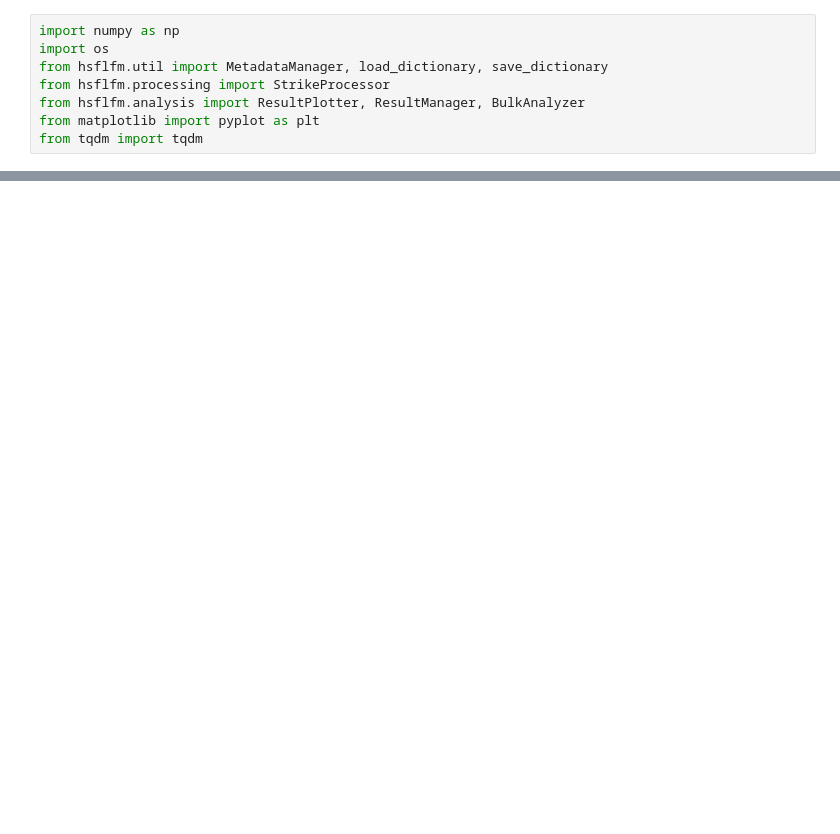
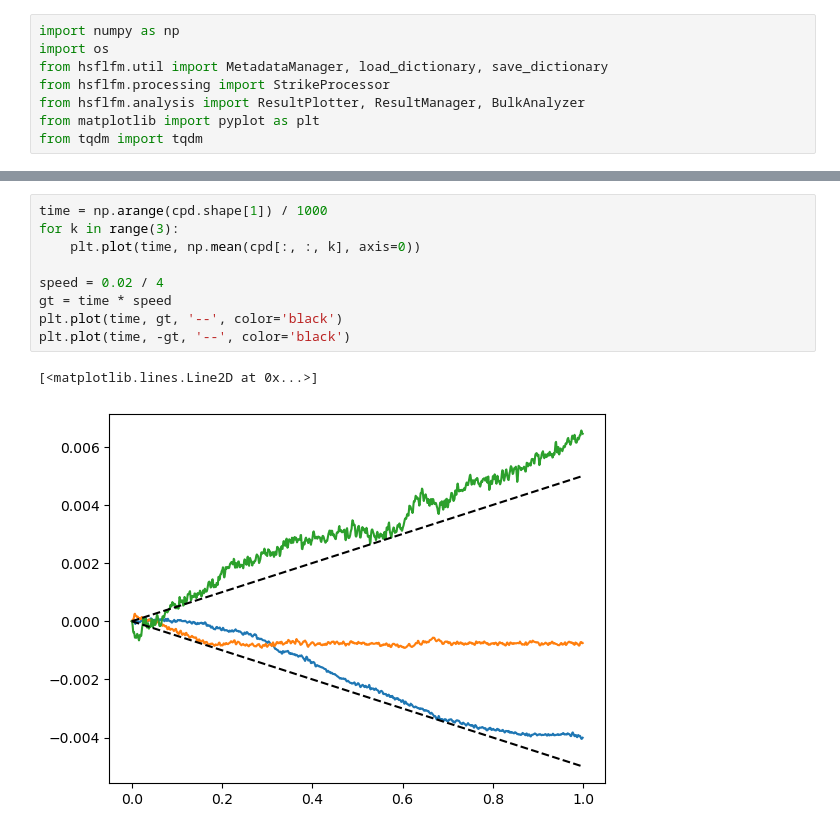
Before and after one commit to clarebcook/HighSpeedFLFM, a Jupyter notebook: processing_example_scripts/process_from_pre_alignment.ipynb, the cells around one changed output, grey strips where cells are left out. Drawn from its saved outputs; the diff is of its cells as text; blank space fills up the shorter version.

```diff
--- a/processing_example_scripts/process_from_pre_alignment.ipynb
+++ b/processing_example_scripts/process_from_pre_alignment.ipynb
@@ -66,0 +75,12 @@ plotter.scatter_peak_disp()
+# %%
+time = np.arange(cpd.shape[1]) / 1000
+for k in range(3):
+    plt.plot(time, np.mean(cpd[:, :, k], axis=0))
+
+speed = 0.02 / 4
+gt = time * speed
+plt.plot(time, gt, '--', color='black')
+plt.plot(time, -gt, '--', color='black')
+# %% [output]
+[<matplotlib.lines.Line2D at 0x...>]
+[figure, added]
```
Also changed, not shown: parts of 7 cells of this notebook, 4 other files.
